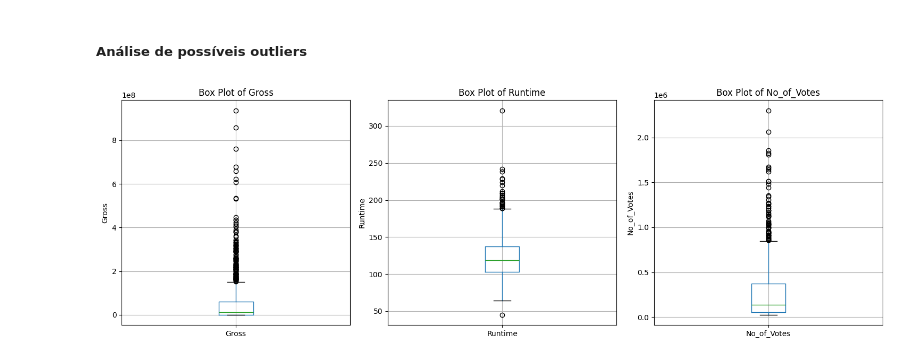
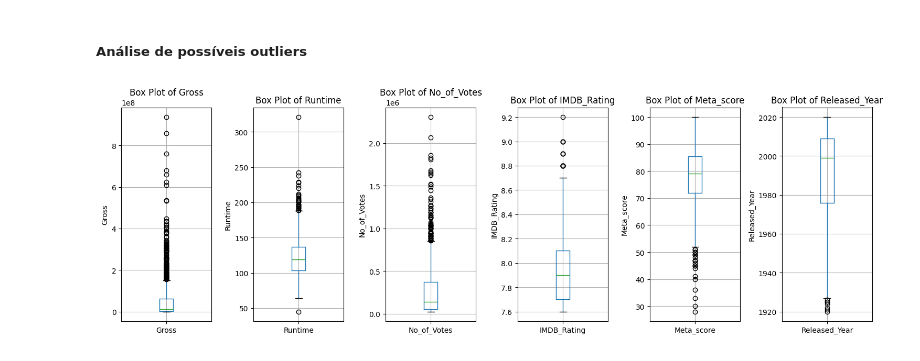
Before and after one commit to albiecr/LH-2025-11, a Jupyter notebook: Notebook/DataScienceChallenge.ipynb, the cells around one changed output. Drawn from its saved outputs; the diff is of its cells as text; code cells hidden in the pictures.

```diff
--- a/Notebook/DataScienceChallenge.ipynb
+++ b/Notebook/DataScienceChallenge.ipynb
@@ -126,15 +128,15 @@ memory usage: 113.3+ KB
 # %%
 import matplotlib.pyplot as plt
 
-numeric_col = ['Gross', 'Runtime', 'No_of_Votes']
+numeric_col = ['Gross', 'Runtime', 'No_of_Votes', 'IMDB_Rating','Meta_score', 'Released_Year']
 fig, axes = plt.subplots(1, len(numeric_col), figsize=(15,5))
 
 for i, col in enumerate(numeric_col):
     desafio_indicium_imdb.boxplot(column=col, ax=axes[i])
     axes[i].set_title(f'Box Plot of {col}')
     axes[i].set_ylabel(col)
 
 plt.tight_layout()
 plt.show()
 # %% [output]
-[figure, old version]
+[figure, new version]
```
Also changed, not shown: parts of 12 cells of this notebook.
